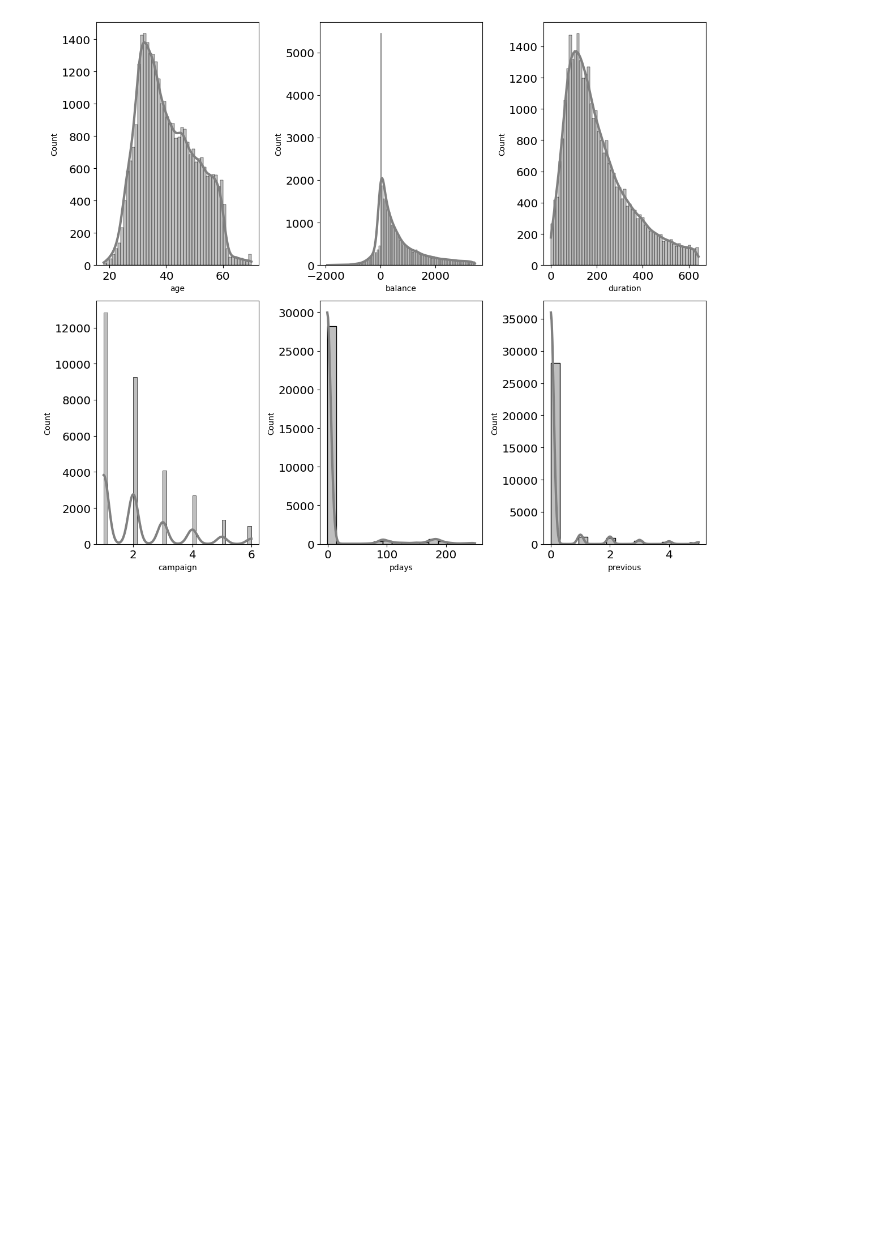
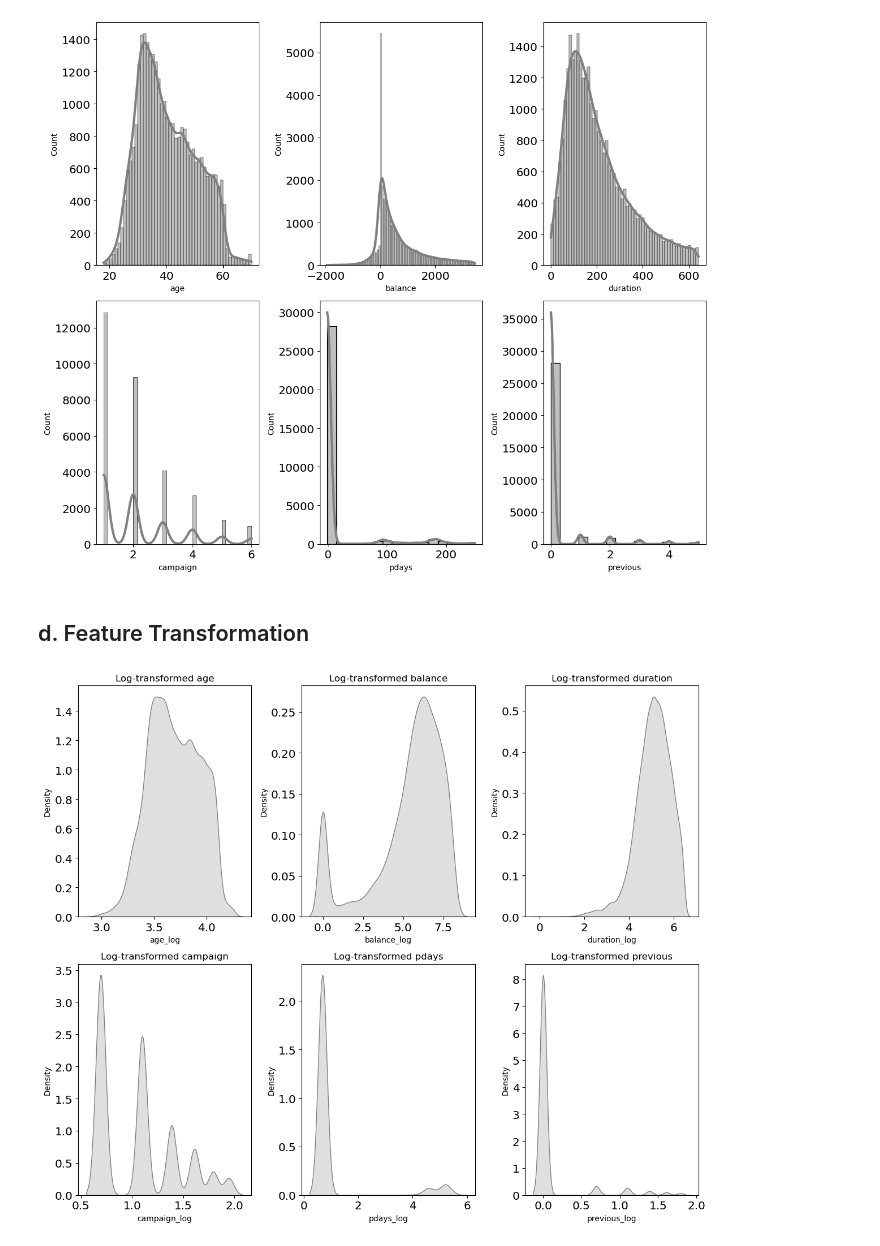
Before and after one commit to rendybk/finpro_model_masetros, a Jupyter notebook: Finpro_Phase_1.ipynb, the cells around one changed output. Saved outputs shown, nothing was run; the diff lists cells and outputs as text; code cells hidden in the pictures; blank space fills up the shorter version.

Commit message:
update feature transformation

```diff
--- a/Finpro_Phase_1.ipynb
+++ b/Finpro_Phase_1.ipynb
@@ -295,3 +295,23 @@ for i in range(0, len(nums)):
 plt.show()
 # %% [output]
 [figure]
+# %% [markdown]
+## d. Feature Transformation
+# %%
+for col in nums:
+    # menambahkan nilai kecil untuk menghindari log(0) atau log(negatif)
+    data[col + '_log'] = np.log1p(np.abs(data[col]) + 1e-9)
+
+# Plotting
+plt.figure(figsize=(12, 10))
+num_columns = 3  # Menentukan jumlah kolom per baris
+
+for i in range(len(nums)):
+    plt.subplot(2, num_columns, i + 1)  # Mengatur 2 baris
+    sns.kdeplot(data=data[nums[i] + '_log'], color='gray', fill=True)
+    plt.title(f'Log-transformed {nums[i]}')
+    plt.tight_layout()
+
+plt.show()
+# %% [output]
+[figure, added]
```
Also changed, not shown: parts of 2 cells of this notebook.
